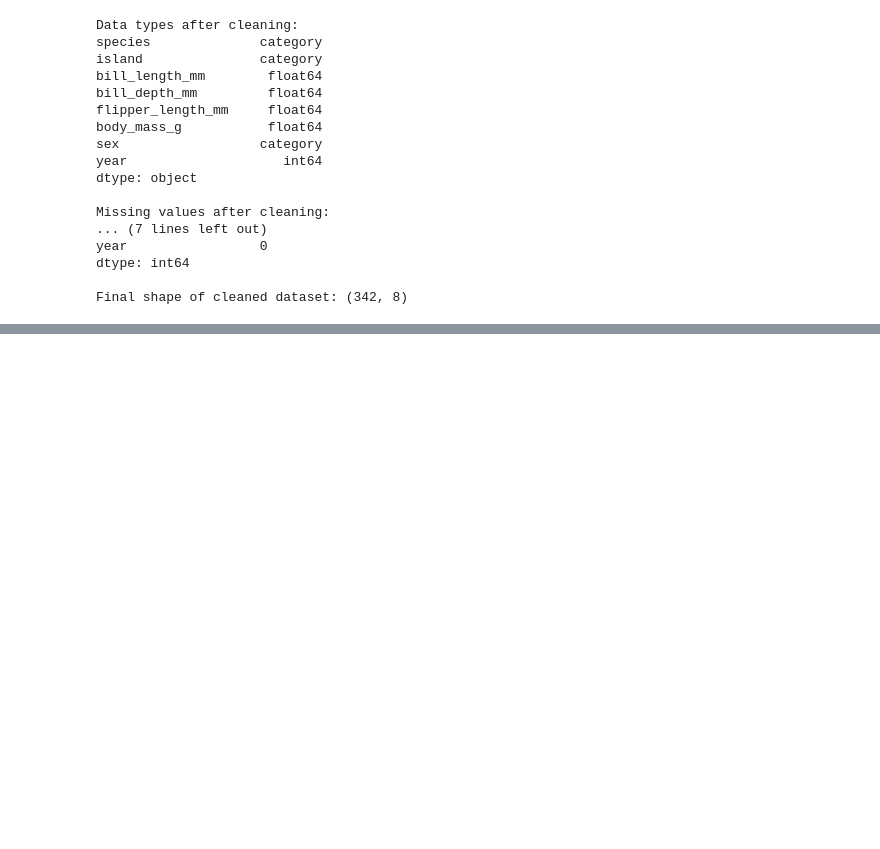
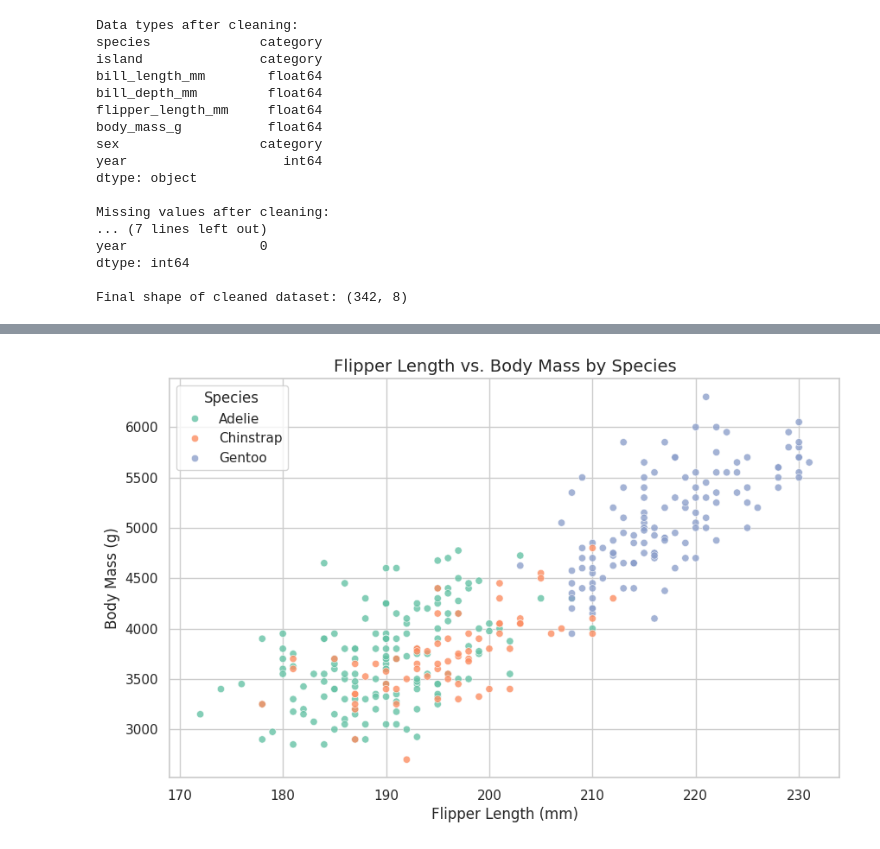
Before and after one commit to mila-klimovich/DI-Bootcamp, a Jupyter notebook: week10/day1/week10miniproject1.ipynb, the cells around one changed output, grey strips where cells are left out. Saved outputs shown, nothing was run; the diff lists cells and outputs as text; code cells hidden in the pictures; blank space fills up the shorter version.

```diff
--- a/week10/day1/week10miniproject1.ipynb
+++ b/week10/day1/week10miniproject1.ipynb
@@ -113,0 +181,24 @@ Final shape of cleaned dataset: (342, 8)
+# %%
+# Create a scatter plot of flipper length vs body mass, colored by species
+plt.figure(figsize=(10, 6))
+sns.scatterplot(
+    data=df_cleaned,
+    x='flipper_length_mm',
+    y='body_mass_g',
+    hue='species',
+    palette='Set2',
+    alpha=0.8
+)
+
+# Add title and axis labels
+plt.title('Flipper Length vs. Body Mass by Species', fontsize=14)
+plt.xlabel('Flipper Length (mm)')
+plt.ylabel('Body Mass (g)')
+
+# Display legend
+plt.legend(title='Species')
+
+# Show the plot
+plt.show()
+# %% [output]
+[figure, added]
```
Also changed, not shown: parts of 11 cells of this notebook.
